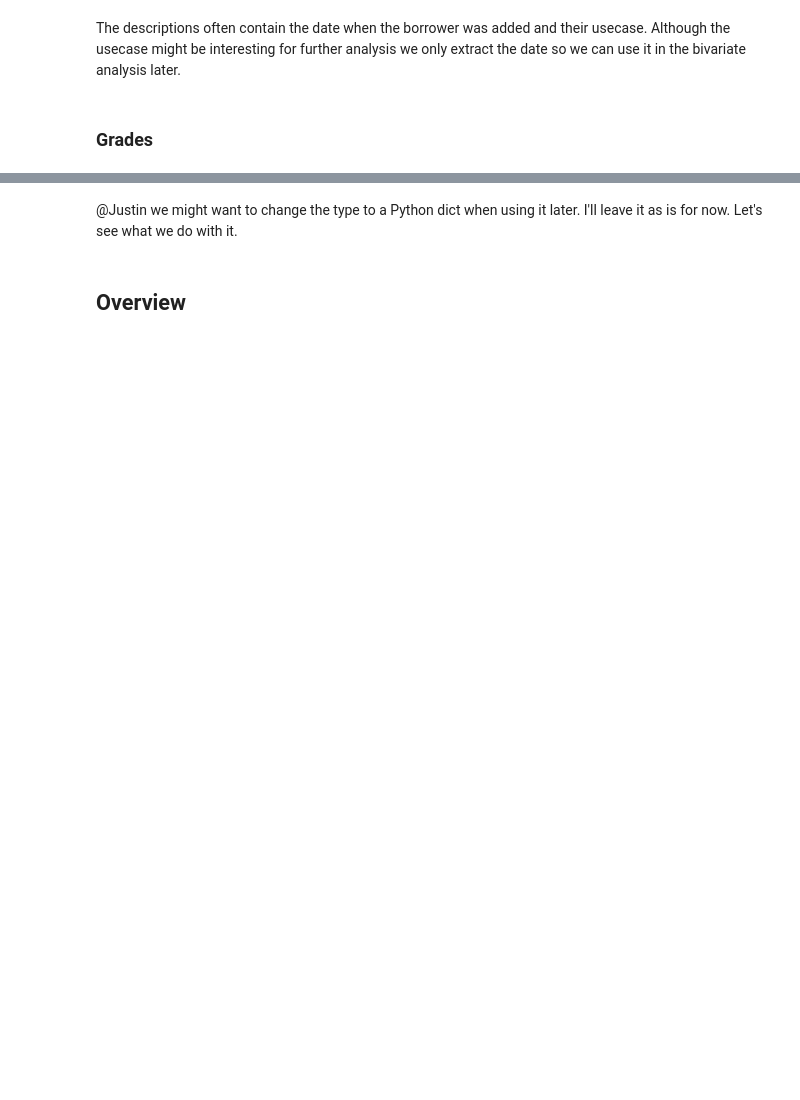
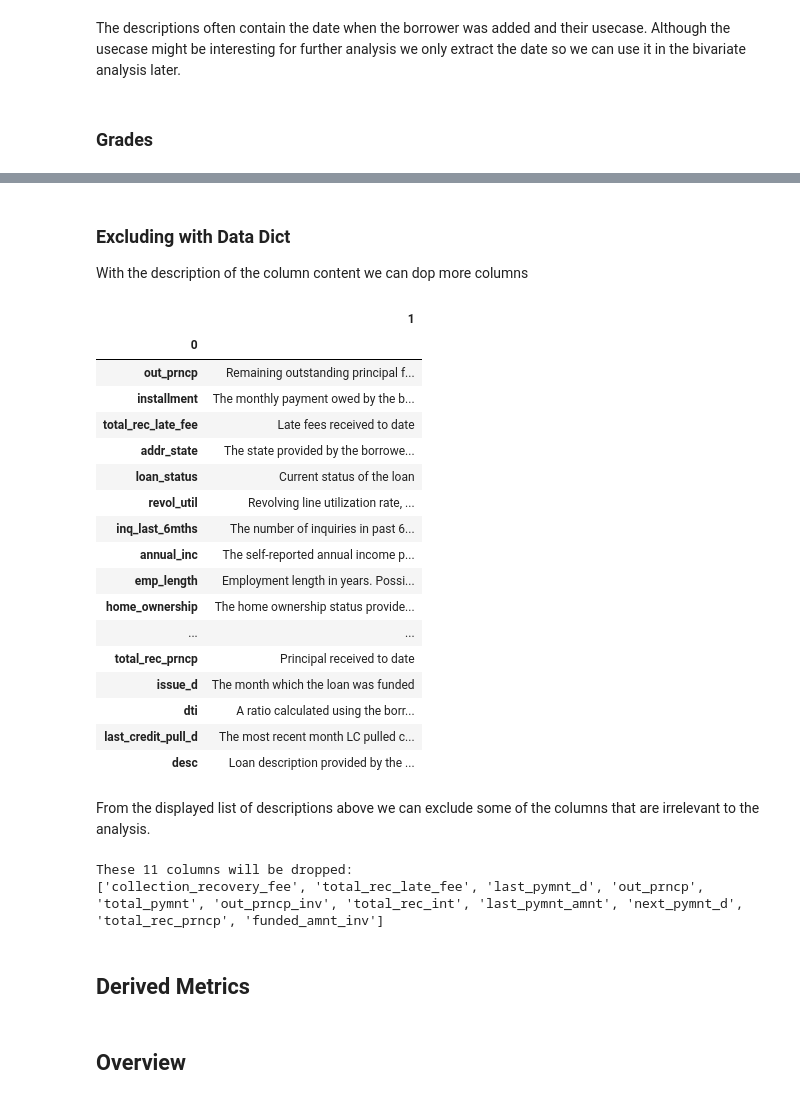
Before and after one commit to justinhtn/Lending-Club-Case-Study, a Jupyter notebook: Group_Facilitator_Name.ipynb, the cells around one changed output, grey strips where cells are left out. Saved outputs shown, nothing was run; the diff lists cells and outputs as text; code cells hidden in the pictures; blank space fills up the shorter version.

```diff
--- a/Group_Facilitator_Name.ipynb
+++ b/Group_Facilitator_Name.ipynb
@@ -132,0 +150,3 @@ for col in cols_with_date:
+# %%
+df.zip_code = df.zip_code.str.replace('xx', '')
+df.zip_code.value_counts()
@@ -159,9 +192,12 @@ def extract_added_date(desc):
     else:
         return None
 
+
 # insert the new column next to the description column and convert it to datetime
-df.insert(df.columns.get_loc('desc') + 1,'borrower_added_d',df.desc.apply(extract_added_date))
-df['borrower_added_d'] = pd.to_datetime(df['borrower_added_d'], format='%m/%d/%y', errors='coerce')
+df.insert(df.columns.get_loc('desc') + 1, 'borrower_added_d',
+          df.desc.apply(extract_added_date))
+df['borrower_added_d'] = pd.to_datetime(
+    df['borrower_added_d'], format='%m/%d/%y', errors='coerce')
 # %%
 # The web addresses of the URL column are inaccessible and therefore beyond the scope of this assignment.
 df.drop(['url'], axis=1, inplace=True)
@@ -172,3 +208,6 @@ df.drop(['url'], axis=1, inplace=True)
 
 df['grade_num'] = df.sub_grade.astype("category").cat.codes
 df['grade_num'].value_counts()
+
+# We can drop the grade and sub_grade column as it is no longer needed.
+df.drop(['sub_grade', 'grade'], axis=1, inplace=True)
@@ -195,5 +213,0 @@ Name: grade_num, dtype: int64
-# %%
-# For easy access we can create a dataframe with the descriptions from the accompanying Data_Dictionary.xlsx
-
-data_dict = pd.read_excel('Data_Dictionary.xlsx', index_col=0, header=None).iloc[:, 0:1].transpose()
-data_dict
@@ -203,2 +214,33 @@ data_dict
-# %% [markdown]
-@Justin we might want to change the type to a Python dict when using it later. I'll leave it as is for now. Let's see what we do with it.
+# %% [markdown]
+### Excluding with Data Dict
+With the description of the column content we can dop more columns
+# %%
+# Create one set with column names that are in both the DF and Data Dictionary
+
+cols_from_both = list(set(df.columns).intersection(set(data_dict.columns)))
+
+
+pd.set_option('display.max_colwidth', None)
+
+#Display the columns and their descriptions from the Data Dictionary
+data_dict.transpose().loc[cols_from_both].style.set_properties(
+    **{'text-align': 'left'})
+# %% [output]
+|  | 1 |
+| 0 |  |
+| out_prncp | Remaining outstanding principal f... |
+| installment | The monthly payment owed by the b... |
+| total_rec_late_fee | Late fees received to date |
+| addr_state | The state provided by the borrowe... |
+| loan_status | Current status of the loan |
+| revol_util | Revolving line utilization rate, ... |
+| inq_last_6mths | The number of inquiries in past 6... |
+| annual_inc | The self-reported annual income p... |
+| emp_length | Employment length in years. Possi... |
+| home_ownership | The home ownership status provide... |
+| ... | ... |
+| total_rec_prncp | Principal received to date |
+| issue_d | The month which the loan was funded |
+| dti | A ratio calculated using the borr... |
+| last_credit_pull_d | The most recent month LC pulled c... |
+| desc | Loan description provided by the ... |
@@ -204,0 +249,15 @@ data_dict
+# %% [markdown]
+From the displayed list of descriptions above we can exclude some of the columns that are irrelevant to the analysis.
+# %%
+# As we try to predict the loan status before the loan is given, we can drop the columns that show information about events occurring during the loan period or after the customer has already defaulted.
+cols_to_drop = ['collection_recovery_fee','total_rec_late_fee', 'last_pymnt_d']
+
+# We excluded ongoing loans and can therefore drop the following columns
+cols_to_drop = cols_to_drop + ['out_prncp','total_pymnt','out_prncp_inv','total_rec_int','last_pymnt_amnt','next_pymnt_d', 'total_rec_prncp', 'funded_amnt_inv']
+
+
+print(f'These {len(cols_to_drop)} columns will be dropped:')
+print(cols_to_drop)
+# %% [output]
+These 11 columns will be dropped:
+['collection_recovery_fee', 'total_rec_late_fee', 'last_pymnt_d', 'out_prncp', 'total_pymnt', 'out_prncp_inv', 'total_rec_int', 'last_pymnt_amnt', 'next_pymnt_d', 'total_rec_prncp', 'funded_amnt_inv']
@@ -205,3 +266,5 @@ data_dict
+# %% [markdown]
+## Derived Metrics
 # %% [markdown]
 ## Overview
 # %%
```
Also changed, not shown: parts of 32 cells of this notebook.
